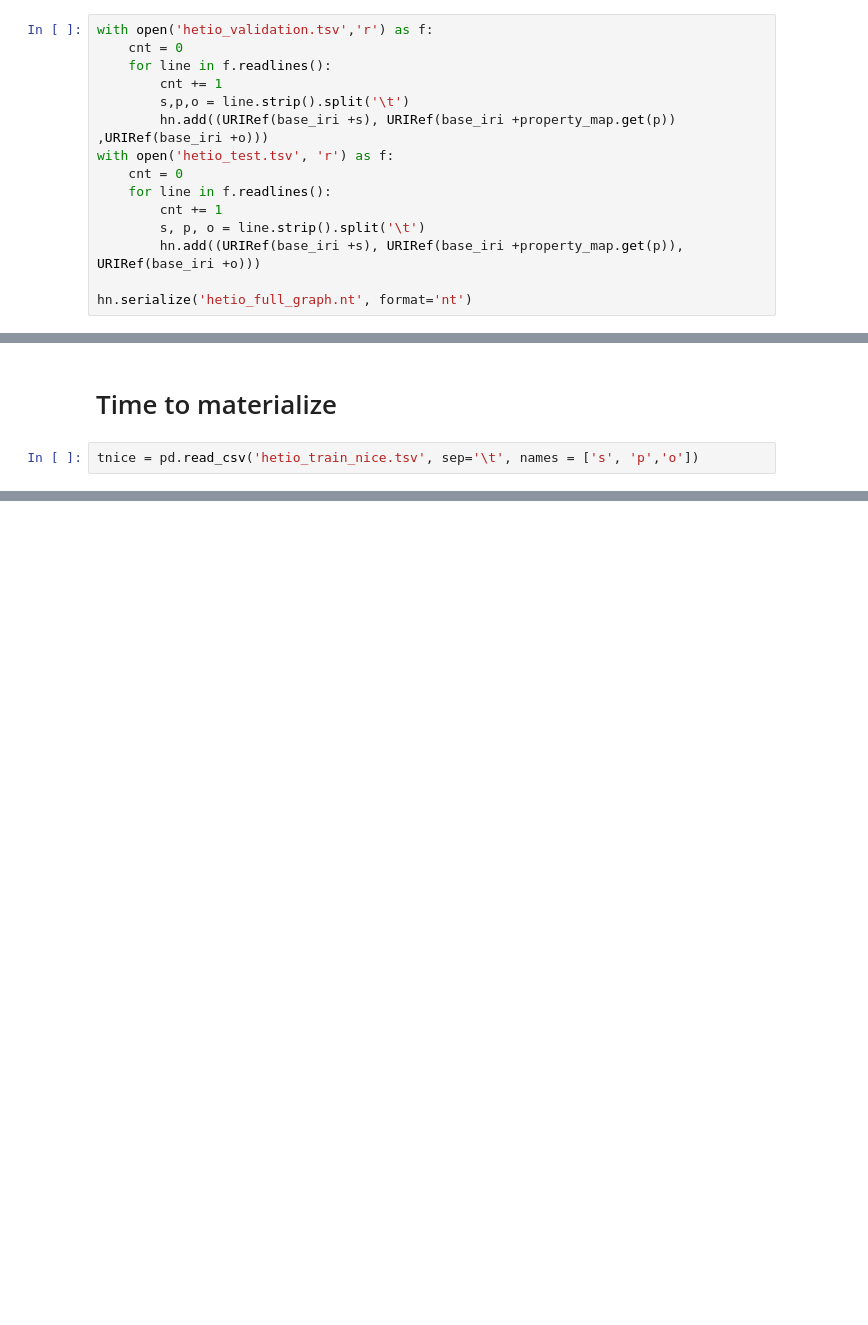
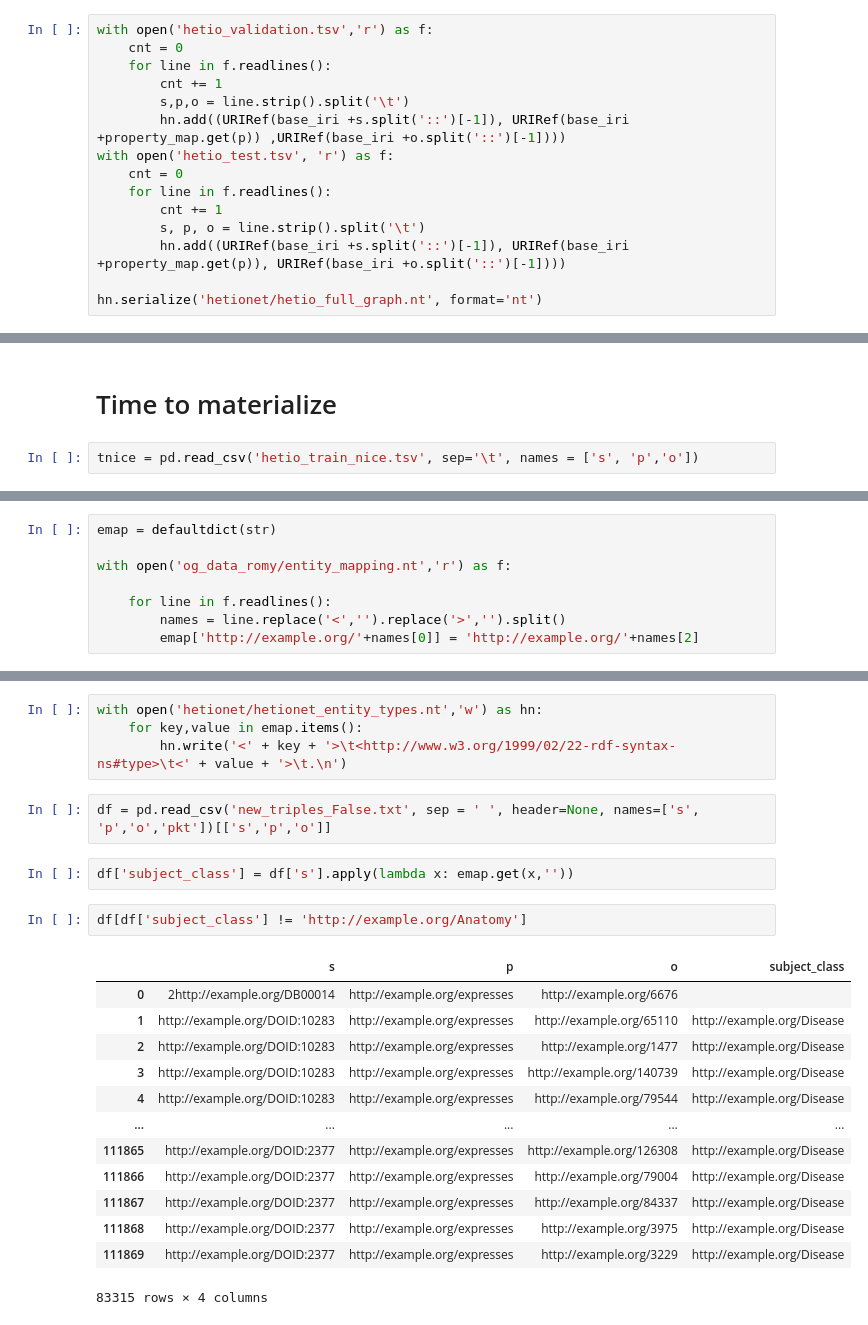
Before and after one commit to Zamprognog/NMRextension, a Jupyter notebook: hetionet_demo/hetionet_demo.ipynb, the cells around one changed output, grey strips where cells are left out. Cells and saved outputs as stored; diff of their text form; blank space fills up the shorter version.

```diff
--- a/hetionet_demo/hetionet_demo.ipynb
+++ b/hetionet_demo/hetionet_demo.ipynb
@@ -129,13 +119,13 @@ with open('hetio_validation.tsv','r') as f:
     for line in f.readlines():
         cnt += 1
         s,p,o = line.strip().split('\t')
-        hn.add((URIRef(base_iri +s), URIRef(base_iri +property_map.get(p)) ,URIRef(base_iri +o)))
+        hn.add((URIRef(base_iri +s.split('::')[-1]), URIRef(base_iri +property_map.get(p)) ,URIRef(base_iri +o.split('::')[-1])))
 with open('hetio_test.tsv', 'r') as f:
     cnt = 0
     for line in f.readlines():
         cnt += 1
         s, p, o = line.strip().split('\t')
-        hn.add((URIRef(base_iri +s), URIRef(base_iri +property_map.get(p)), URIRef(base_iri +o)))
+        hn.add((URIRef(base_iri +s.split('::')[-1]), URIRef(base_iri +property_map.get(p)), URIRef(base_iri +o.split('::')[-1])))
 
-hn.serialize('hetio_full_graph.nt', format='nt')
+hn.serialize('hetionet/hetio_full_graph.nt', format='nt')
 # %% [output]
@@ -203,0 +155,8 @@ property_map
+# %%
+emap = defaultdict(str)
+
+with open('og_data_romy/entity_mapping.nt','r') as f:
+
+    for line in f.readlines():
+        names = line.replace('<','').replace('>','').split()
+        emap['http://example.org/'+names[0]] = 'http://example.org/'+names[2]
@@ -203,0 +183,24 @@ property_map
+# %%
+with open('hetionet/hetionet_entity_types.nt','w') as hn:
+    for key,value in emap.items():
+        hn.write('<' + key + '>\t<http://www.w3.org/1999/02/22-rdf-syntax-ns#type>\t<' + value + '>\t.\n')
+# %%
+df = pd.read_csv('new_triples_False.txt', sep = ' ', header=None, names=['s', 'p','o','pkt'])[['s','p','o']]
+# %%
+df['subject_class'] = df['s'].apply(lambda x: emap.get(x,''))
+# %%
+df[df['subject_class'] != 'http://example.org/Anatomy']
+# %% [output]
+|  | s | p | o | subject_class |
+| 0 | 2http://example.org/DB00014 | http://example.org/expresses | http://example.org/6676 |  |
+| 1 | http://example.org/DOID:10283 | http://example.org/expresses | http://example.org/65110 | http://example.org/Disease |
+| 2 | http://example.org/DOID:10283 | http://example.org/expresses | http://example.org/1477 | http://example.org/Disease |
+| 3 | http://example.org/DOID:10283 | http://example.org/expresses | http://example.org/140739 | http://example.org/Disease |
+| 4 | http://example.org/DOID:10283 | http://example.org/expresses | http://example.org/79544 | http://example.org/Disease |
+| ... | ... | ... | ... | ... |
+| 111865 | http://example.org/DOID:2377 | http://example.org/expresses | http://example.org/126308 | http://example.org/Disease |
+| 111866 | http://example.org/DOID:2377 | http://example.org/expresses | http://example.org/79004 | http://example.org/Disease |
+| 111867 | http://example.org/DOID:2377 | http://example.org/expresses | http://example.org/84337 | http://example.org/Disease |
+| 111868 | http://example.org/DOID:2377 | http://example.org/expresses | http://example.org/3975 | http://example.org/Disease |
+| 111869 | http://example.org/DOID:2377 | http://example.org/expresses | http://example.org/3229 | http://example.org/Disease |
+83315 rows × 4 columns
```
Also changed, not shown: parts of 20 cells of this notebook, 12 other files.
